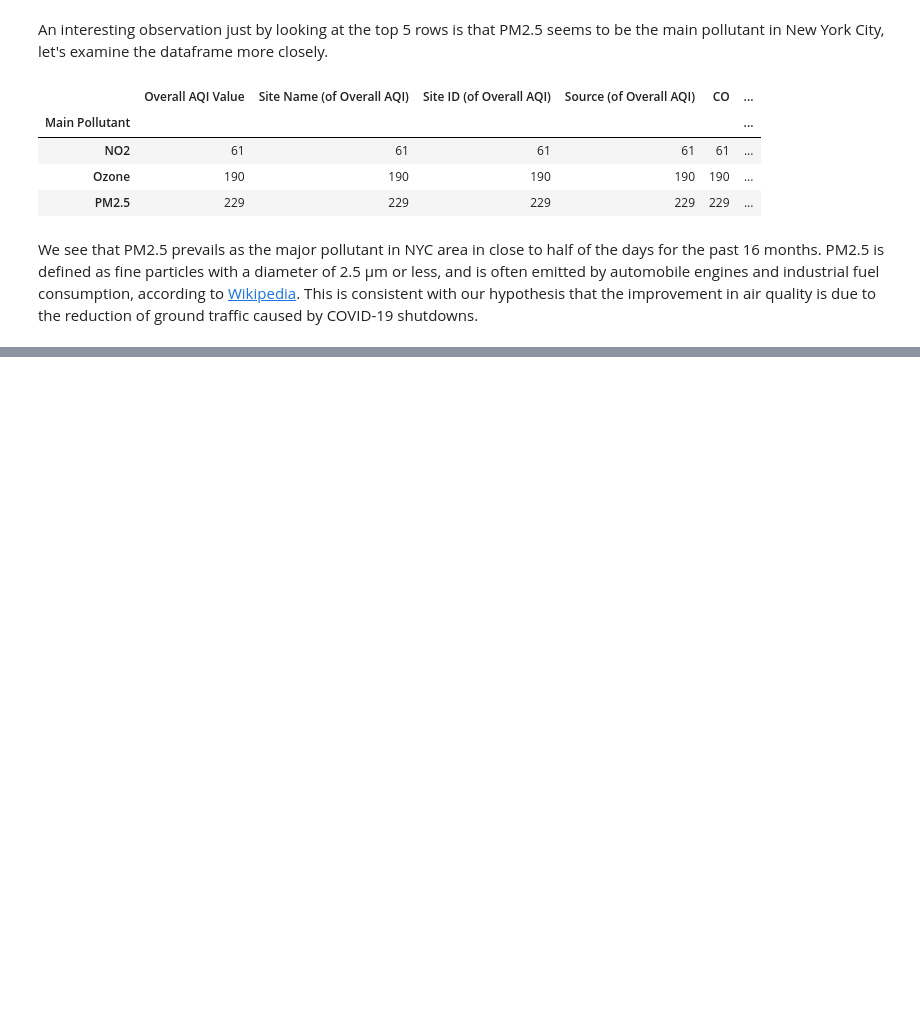
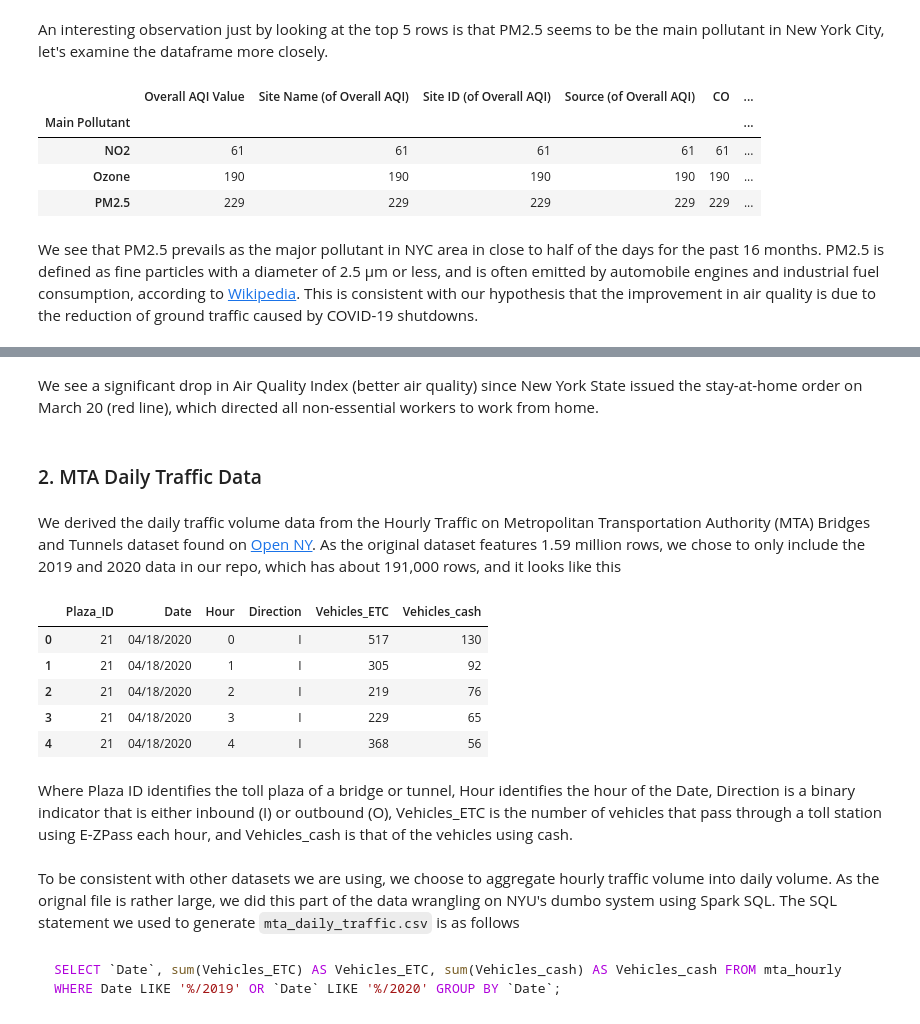
Before and after one commit to tianrunw/big-data-air-pollution, a Jupyter notebook: project/covid19_air_pollution.ipynb, the cells around one changed output, grey strips where cells are left out. Saved outputs shown, nothing was run; the diff lists cells and outputs as text; code cells hidden in the pictures; blank space fills up the shorter version.

````diff
--- a/project/covid19_air_pollution.ipynb
+++ b/project/covid19_air_pollution.ipynb
@@ -72,0 +76,25 @@ _ = aqi_plot.axvline('2020-03-01', color='orangered', linestyle='--', lw=2, alph
+# %% [markdown]
+We see a significant drop in Air Quality Index (better air quality) since New York State issued the stay-at-home order on March 20 (red line), which directed all non-essential workers to work from home.
+# %% [markdown]
+### 2. MTA Daily Traffic Data
+# %% [markdown]
+We derived the daily traffic volume data from the Hourly Traffic on Metropolitan Transportation Authority (MTA) Bridges and Tunnels dataset found on [Open NY](https://data.ny.gov/Transportation/Hourly-Traffic-on-Metropolitan-Transportation-Auth/qzve-kjga). As the original dataset features 1.59 million rows, we chose to only include the 2019 and 2020 data in our repo, which has about 191,000 rows, and it looks like this
+# %%
+mta_hourly = pd.read_csv('data/mta_hourly_traffic.csv', nrows=5)
+mta_hourly.head()
+# %% [output]
+|  | Plaza_ID | Date | Hour | Direction | Vehicles_ETC | Vehicles_cash |
+| 0 | 21 | 04/18/2020 | 0 | I | 517 | 130 |
+| 1 | 21 | 04/18/2020 | 1 | I | 305 | 92 |
+| 2 | 21 | 04/18/2020 | 2 | I | 219 | 76 |
+| 3 | 21 | 04/18/2020 | 3 | I | 229 | 65 |
+| 4 | 21 | 04/18/2020 | 4 | I | 368 | 56 |
+# %% [markdown]
+Where Plaza ID identifies the toll plaza of a bridge or tunnel, Hour identifies the hour of the Date, Direction is a binary indicator that is either inbound (I) or outbound (O), Vehicles_ETC is the number of vehicles that pass through a toll station using E-ZPass each hour, and Vehicles_cash is that of the vehicles using cash.
+# %% [markdown]
+To be consistent with other datasets we are using, we choose to aggregate hourly traffic volume into daily volume. As the orignal file is rather large, we did this part of the data wrangling on NYU's dumbo system using Spark SQL. The SQL statement we used to generate `mta_daily_traffic.csv` is as follows
+# %% [markdown]
+```sql
+SELECT `Date`, sum(Vehicles_ETC) AS Vehicles_ETC, sum(Vehicles_cash) AS Vehicles_cash FROM mta_hourly
+WHERE Date LIKE '%/2019' OR `Date` LIKE '%/2020' GROUP BY `Date`;
+```
````
Also changed, not shown: parts of 8 cells of this notebook.
